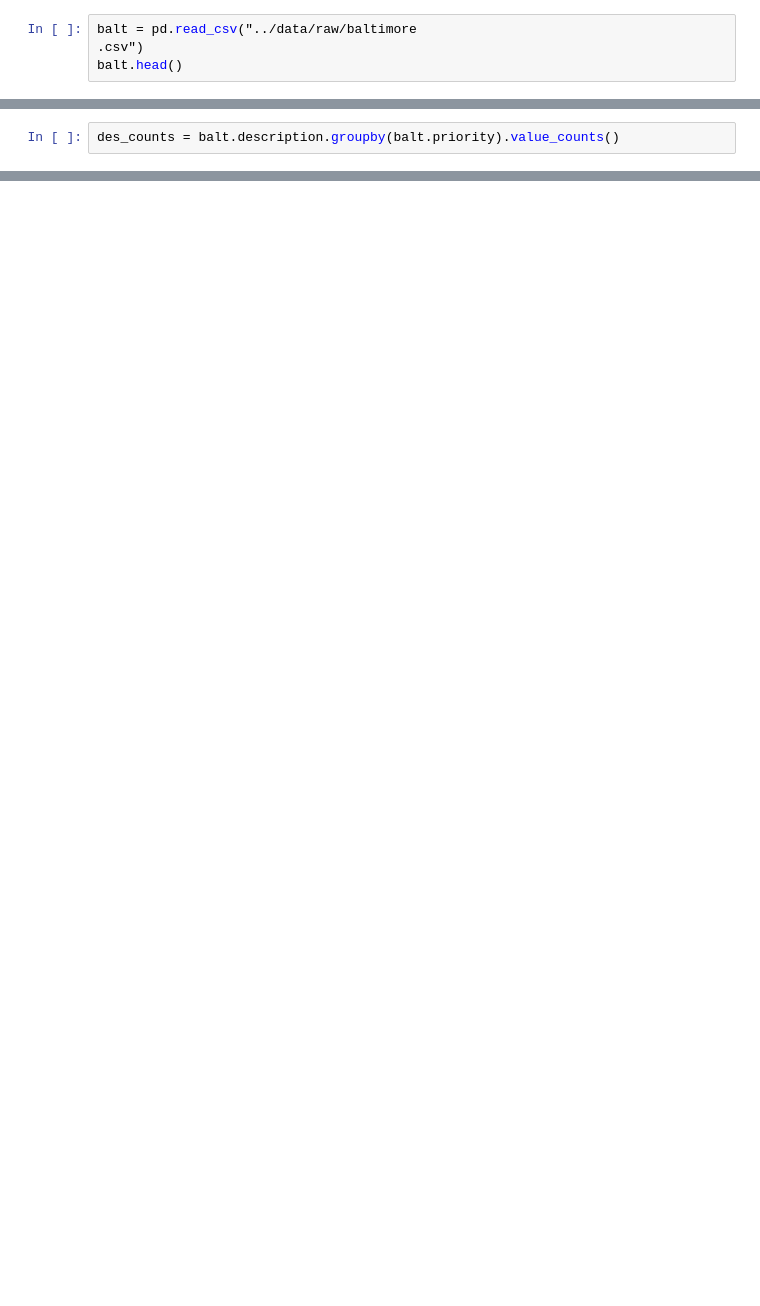
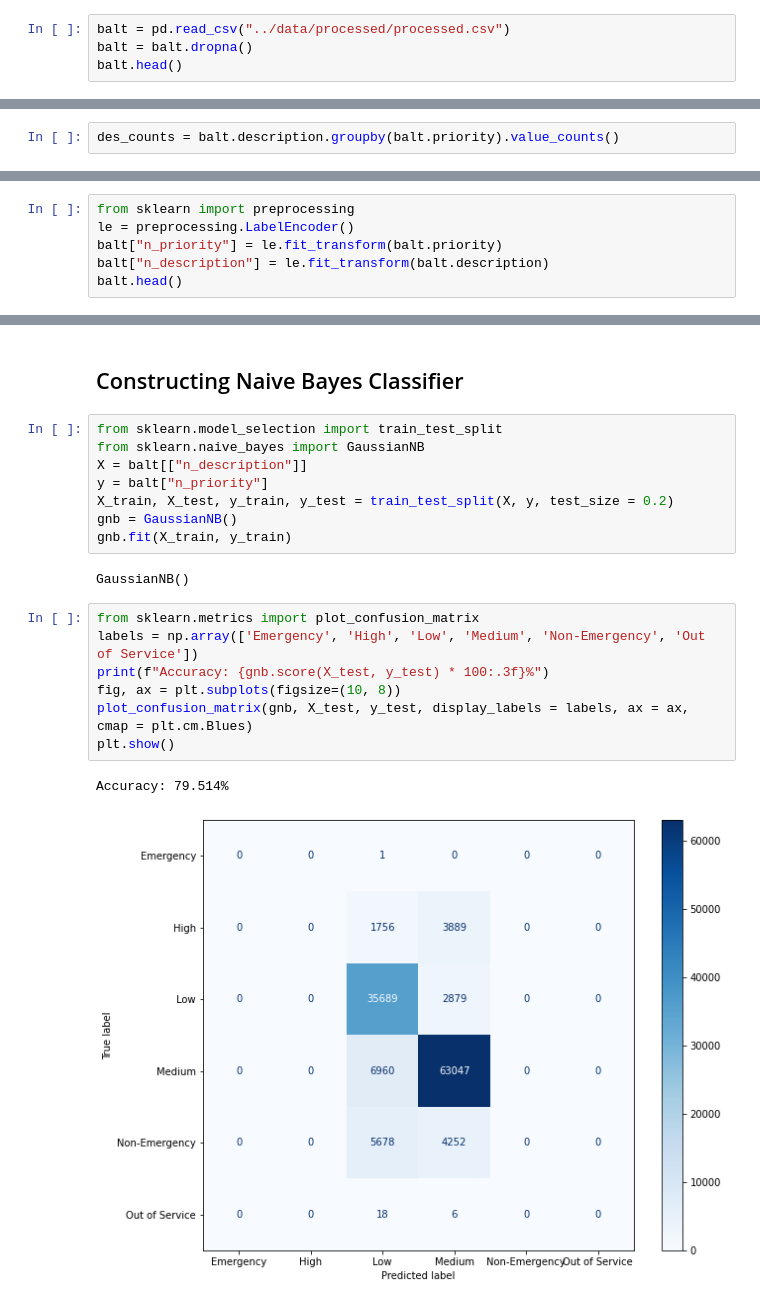
Before and after one commit to joshuachan147/DSU-Client-Socian-Project, a Jupyter notebook: notebooks/Baltimore.ipynb, the cells around one changed output, grey strips where cells are left out. Cells and saved outputs as stored; diff of their text form; blank space fills up the shorter version.

Commit message:
feat: Naive Bayes Classification

```diff
--- a/notebooks/Baltimore.ipynb
+++ b/notebooks/Baltimore.ipynb
@@ -9,7 +9,7 @@ import numpy as np
 import pandas as pd
 import matplotlib.pyplot as plt
 # %%
-balt = pd.read_csv("../data/raw/baltimore
-.csv")
+balt = pd.read_csv("../data/processed/processed.csv")
+balt = balt.dropna()
 balt.head()
 # %% [output]
@@ -119,0 +120,6 @@ Name: description, dtype: int64
+# %%
+from sklearn import preprocessing
+le = preprocessing.LabelEncoder()
+balt["n_priority"] = le.fit_transform(balt.priority)
+balt["n_description"] = le.fit_transform(balt.description)
+balt.head()
@@ -119,0 +133,22 @@ Name: description, dtype: int64
+# %% [markdown]
+## Constructing Naive Bayes Classifier
+# %%
+from sklearn.model_selection import train_test_split
+from sklearn.naive_bayes import GaussianNB
+X = balt[["n_description"]]
+y = balt["n_priority"]
+X_train, X_test, y_train, y_test = train_test_split(X, y, test_size = 0.2)
+gnb = GaussianNB()
+gnb.fit(X_train, y_train)
+# %% [output]
+GaussianNB()
+# %%
+from sklearn.metrics import plot_confusion_matrix
+labels = np.array(['Emergency', 'High', 'Low', 'Medium', 'Non-Emergency', 'Out of Service'])
+print(f"Accuracy: {gnb.score(X_test, y_test) * 100:.3f}%")
+fig, ax = plt.subplots(figsize=(10, 8))
+plot_confusion_matrix(gnb, X_test, y_test, display_labels = labels, ax = ax, cmap = plt.cm.Blues)
+plt.show()
+# %% [output]
+Accuracy: 79.514%
+[figure, added]
```
Also changed, not shown: parts of 14 cells of this notebook.
